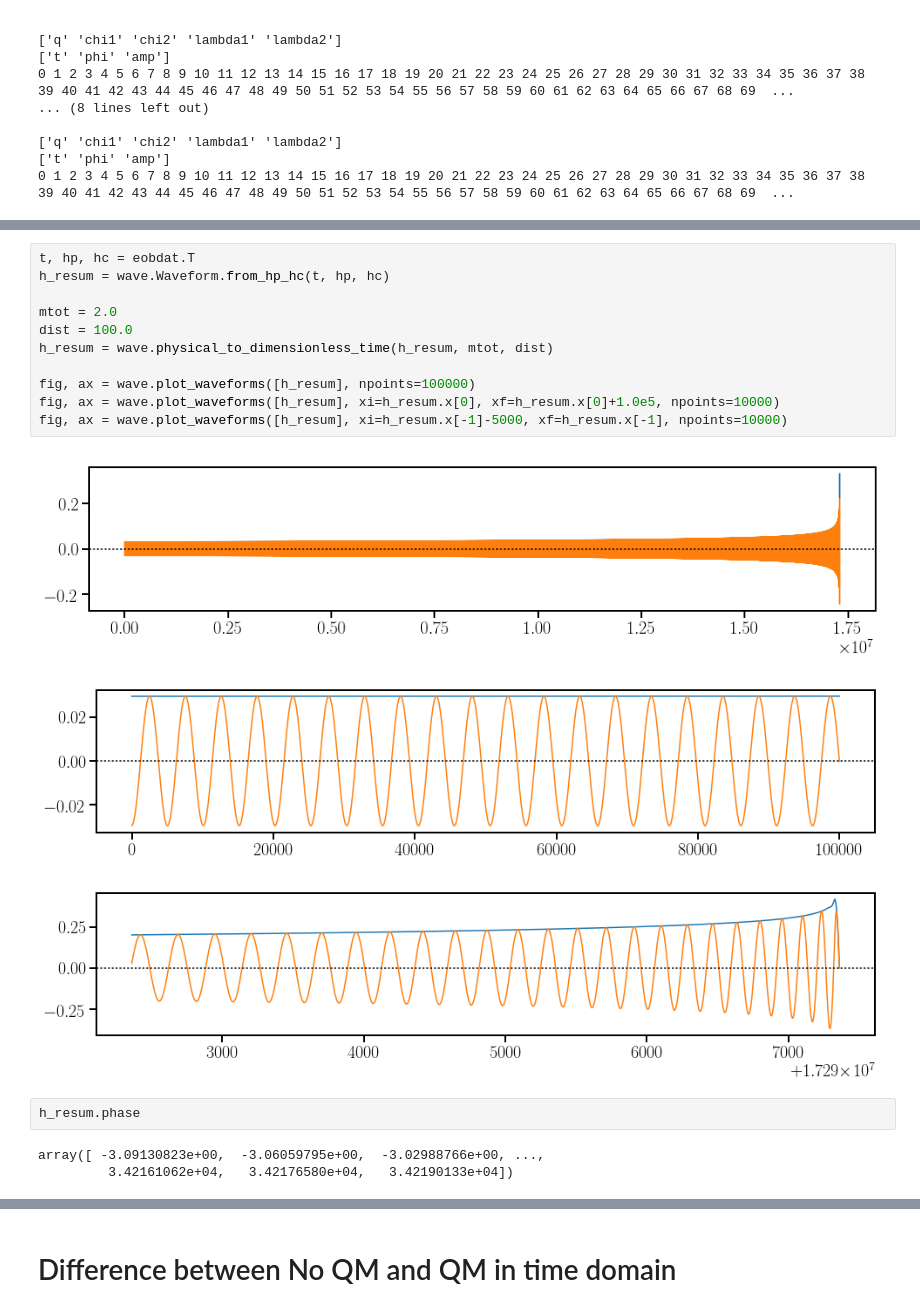
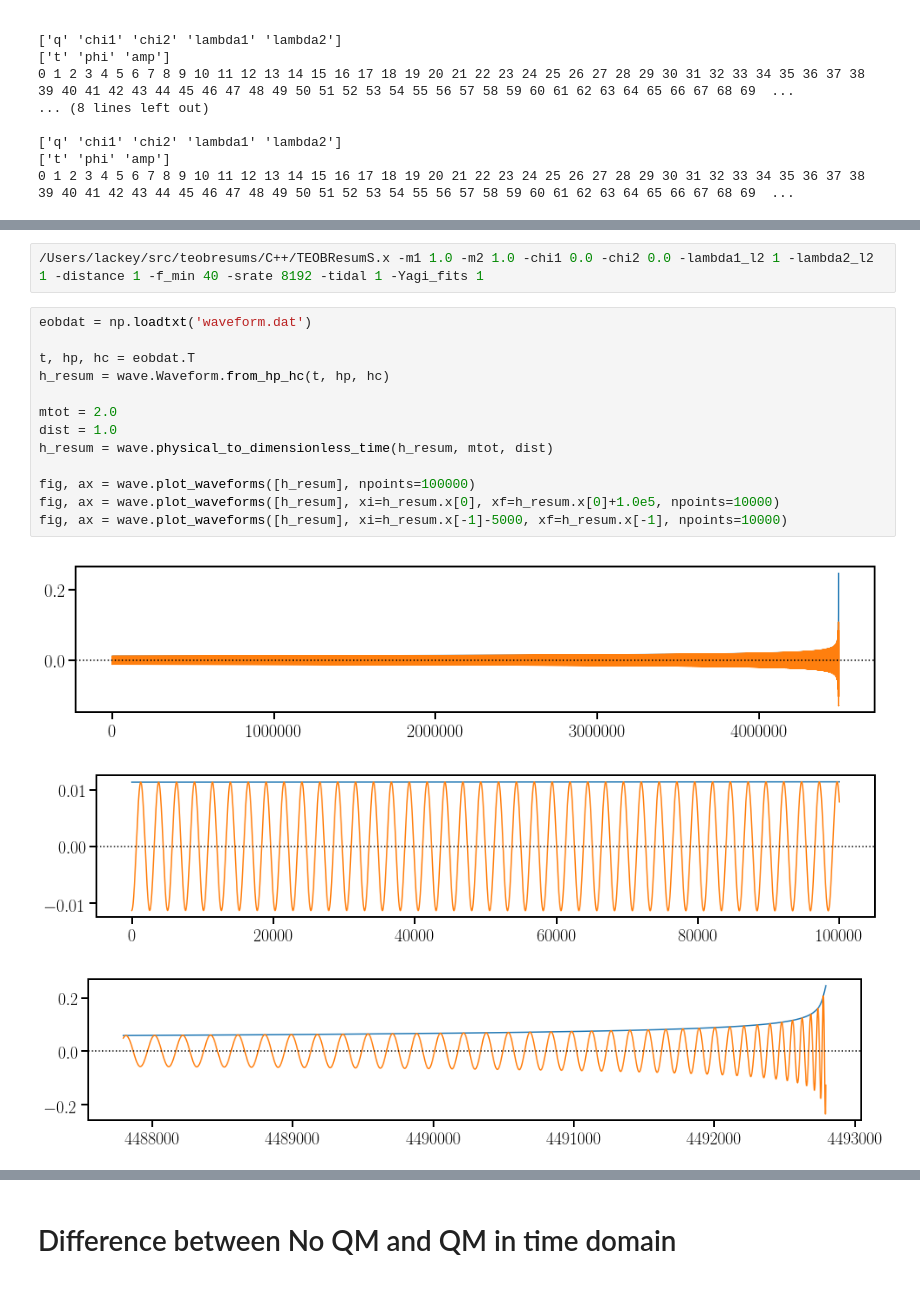
Before and after one commit to benjaminlackey/gpsurrogate, a Jupyter notebook: notebooks/EOBQM/QMEffect.ipynb, the cells around one changed output, grey strips where cells are left out. Drawn from its saved outputs; the diff is of its cells as text.

```diff
--- a/notebooks/EOBQM/QMEffect.ipynb
+++ b/notebooks/EOBQM/QMEffect.ipynb
@@ -213,20 +399,19 @@ eobdat = np.loadtxt('/Users/lackey/src/teobresums/C++/waveform.dat')
+# %%
+/Users/lackey/src/teobresums/C++/TEOBResumS.x -m1 1.0 -m2 1.0 -chi1 0.0 -chi2 0.0 -lambda1_l2 1 -lambda2_l2 1 -distance 1 -f_min 40 -srate 8192 -tidal 1 -Yagi_fits 1
 # %%
+eobdat = np.loadtxt('waveform.dat')
+
 t, hp, hc = eobdat.T
 h_resum = wave.Waveform.from_hp_hc(t, hp, hc)
 
 mtot = 2.0
-dist = 100.0
+dist = 1.0
 h_resum = wave.physical_to_dimensionless_time(h_resum, mtot, dist)
 
 fig, ax = wave.plot_waveforms([h_resum], npoints=100000)
 fig, ax = wave.plot_waveforms([h_resum], xi=h_resum.x[0], xf=h_resum.x[0]+1.0e5, npoints=10000)
 fig, ax = wave.plot_waveforms([h_resum], xi=h_resum.x[-1]-5000, xf=h_resum.x[-1], npoints=10000)
 # %% [output]
-[figure, old version]
+[figure, new version]
-[figure, old version]
+[figure, new version]
-[figure, old version]
+[figure, new version]
-# %%
-h_resum.phase
-# %% [output]
-array([ -3.09130823e+00,  -3.06059795e+00,  -3.02988766e+00, ...,
-         3.42161062e+04,   3.42176580e+04,   3.42190133e+04])
```
Also changed, not shown: parts of 20 cells of this notebook, 15 other files.
